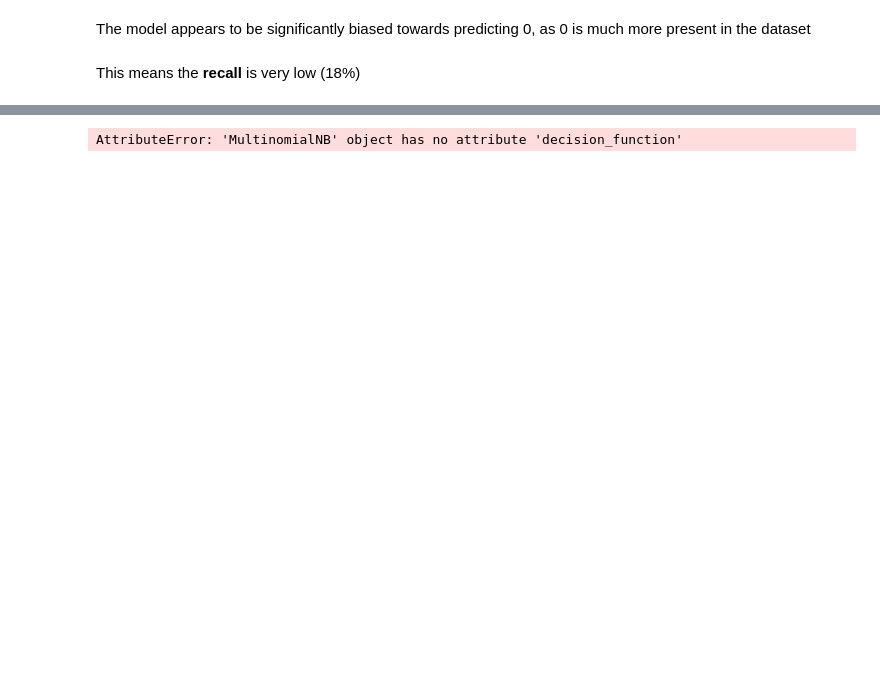
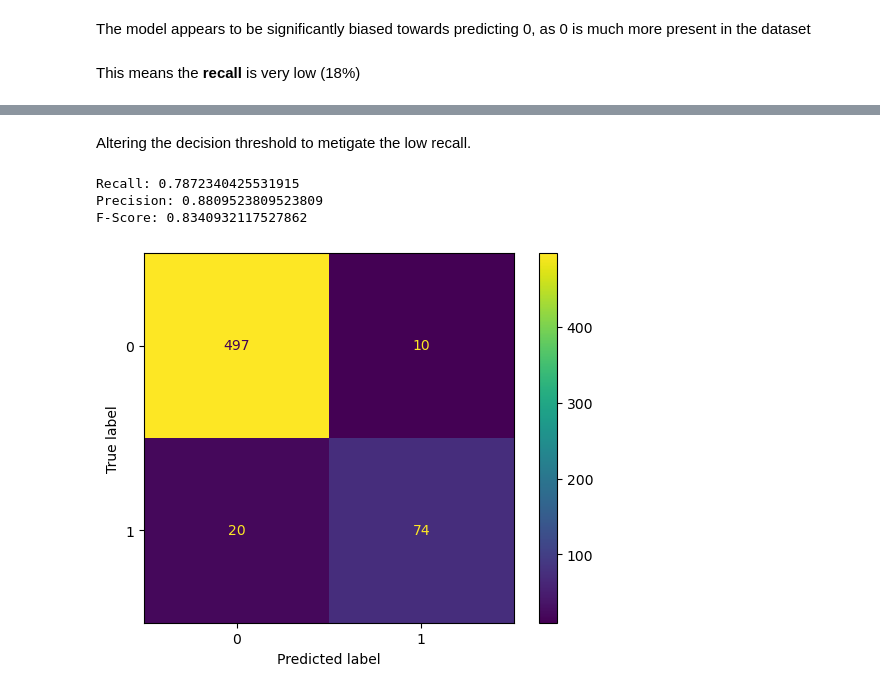
Before and after one commit to F-Fer/HOML-3_Exercises, a Jupyter notebook: MySolutions/Chapter-3/Notebooks/Chapter-3_Exc-4_DataExploration.ipynb, the cells around one changed output, grey strips where cells are left out. Saved outputs shown, nothing was run; the diff lists cells and outputs as text; code cells hidden in the pictures; blank space fills up the shorter version.

```diff
--- a/MySolutions/Chapter-3/Notebooks/Chapter-3_Exc-4_DataExploration.ipynb
+++ b/MySolutions/Chapter-3/Notebooks/Chapter-3_Exc-4_DataExploration.ipynb
@@ -621,10 +618,32 @@ _ = display.ax_.set_title("2-class Precision-Recall curve")
-# %%
-y_score = model.decision_function(X_test)
-
-display = PrecisionRecallDisplay.from_predictions(
-    y_test, y_score, name="Naive Bayes", plot_chance_level=True
-)
-
-_ = display.ax_.set_title("Precision-Recall curve")
-# %% [output]
-AttributeError: 'MultinomialNB' object has no attribute 'decision_function'
+# %% [markdown]
+Altering the decision threshold to metigate the low recall.
+# %%
+probas = model.predict_proba(X_test)
+# %%
+def get_recall_precision(conf_matrix):
+    tp = conf_matrix[1, 1]
+    fp = conf_matrix[0, 1]
+    fn = conf_matrix[1, 0]
+    precision = tp / (tp + fp)
+    recall = tp / (tp + fn)
+    return (recall, precision)
+# %%
+threshold = 0.0025
+predictions = (probas[:, 1] >= threshold).astype(int)
+
+conf_matrix = confusion_matrix(y_true=y_test, y_pred=predictions)
+disp = ConfusionMatrixDisplay(conf_matrix)
+disp.plot()
+
+
+
+recall, precision = get_recall_precision(conf_matrix)
+f_score = (precision + recall) / 2
+print(f"Recall: {recall}")
+print(f"Precision: {precision}")
+print(f"F-Score: {f_score}")
+# %% [output]
+Recall: 0.7872340425531915
+Precision: 0.8809523809523809
+F-Score: 0.8340932117527862
+[figure, added]
```
Also changed, not shown: parts of 18 cells of this notebook.
